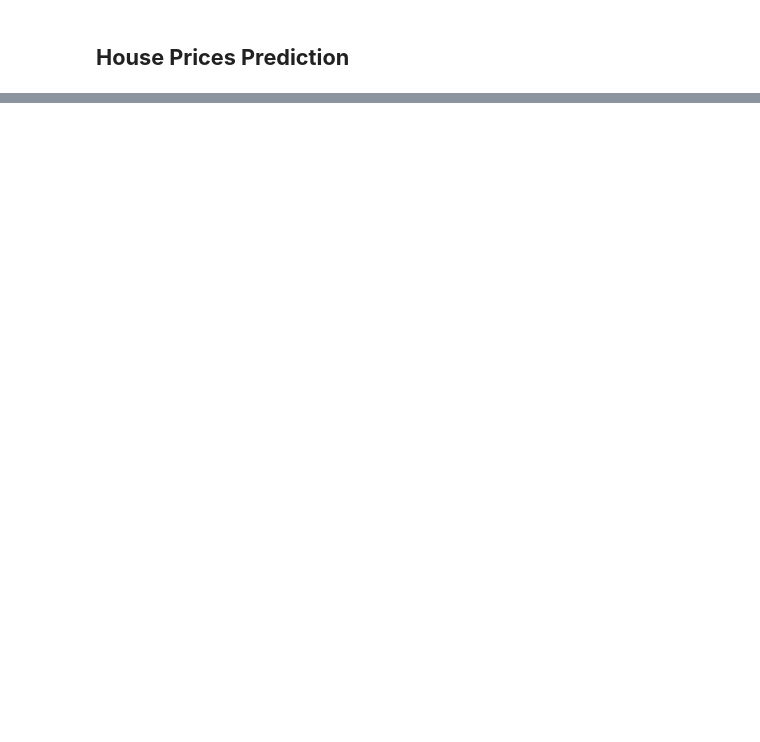
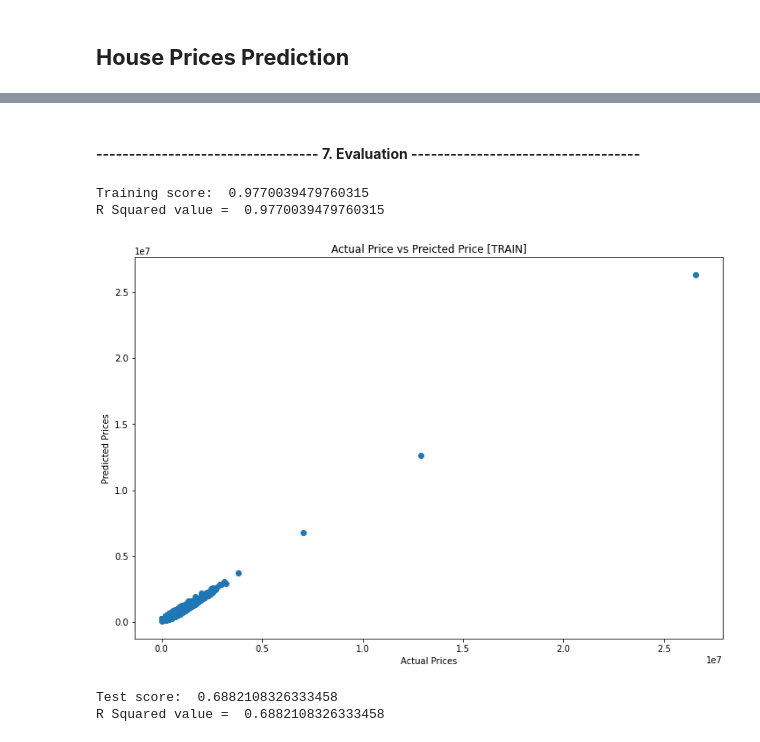
Before and after one commit to MattithyahuData/P5-House-Prices-Prediction, a Jupyter notebook: Code/P5_Code.ipynb, the cells around one changed output, grey strips where cells are left out. Cells and saved outputs as stored; diff of their text form; code cells hidden in the pictures; blank space fills up the shorter version.

```diff
--- a/Code/P5_Code.ipynb
+++ b/Code/P5_Code.ipynb
@@ -309,0 +298,7 @@ plt.show()
+# %%
+# Using train test split to split train and test data
+X_train, X_test, y_train, y_test = train_test_split(X, y,  test_size=0.20, random_state=23, shuffle=True)
+
+# Viewing shape of train / test data
+print(X_train.shape)
+print(X_test.shape)
@@ -309,0 +310,6 @@ plt.show()
+# %%
+# Calling XGBRegressor for the regression use case
+regressor = XGBRegressor()
+# %%
+# Training model on training data byy fitting it with train data
+regressor.fit(X_train, y_train)
@@ -309,0 +326,41 @@ plt.show()
+# %% [markdown]
+#### **----------------------------------  7. Evaluation -----------------------------------**
+# %%
+# Returning the coefficient of determination R^2 of the prediction, The best possible score is 1.0
+score = regressor.score(X_train, y_train)
+print("Training score: ", score)
+
+# Prediction on training data
+training_data_prediction = regressor.predict(X_train)
+
+# R squared Value
+r2_train = metrics.r2_score(y_train, training_data_prediction)
+print('R Squared value = ', r2_train)
+# %% [output]
+Training score:  0.9770039479760315
+R Squared value =  0.9770039479760315
+# %%
+# Visualising the actual prices and predicted
+plt.figure(figsize = (12,8),facecolor='white')
+plt.scatter(y_train, training_data_prediction)
+plt.xlabel("Actual Prices")
+plt.ylabel("Predicted Prices")
+plt.title("Actual Price vs Preicted Price [TRAIN]")
+plt.savefig('../images/trainevaluation.png')
+plt.show()
+# %% [output]
+[figure, added]
+# %%
+# Returning the coefficient of determination R^2 of the prediction, The best possible score is 1.0
+score = regressor.score(X_test, y_test)
+print("Test score: ", score)
+
+# Prediction on training data
+test_data_prediction = regressor.predict(X_test)
+
+# R squared Value
+r2_test = metrics.r2_score(y_test, test_data_prediction)
+print('R Squared value = ', r2_test)
+# %% [output]
+Test score:  0.6882108326333458
+R Squared value =  0.6882108326333458
```
Also changed, not shown: parts of 59 cells of this notebook, 8 other files.
